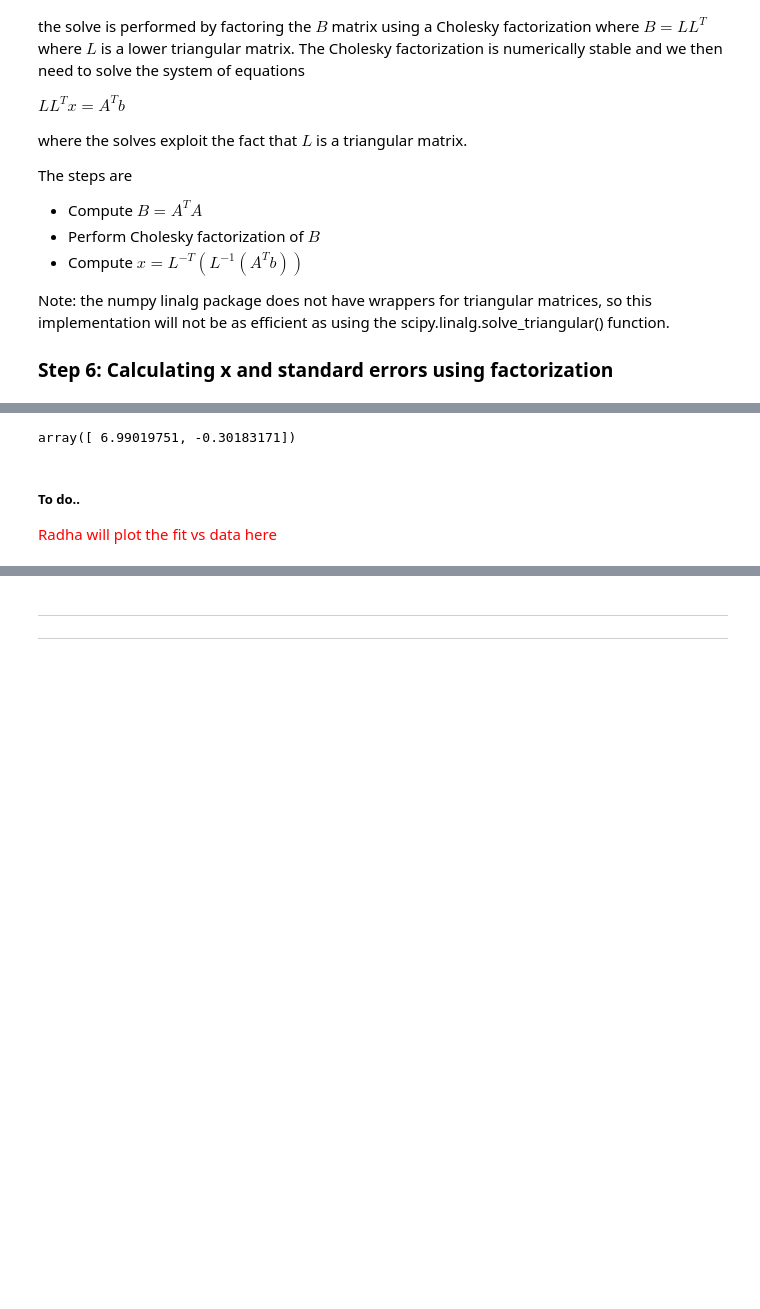
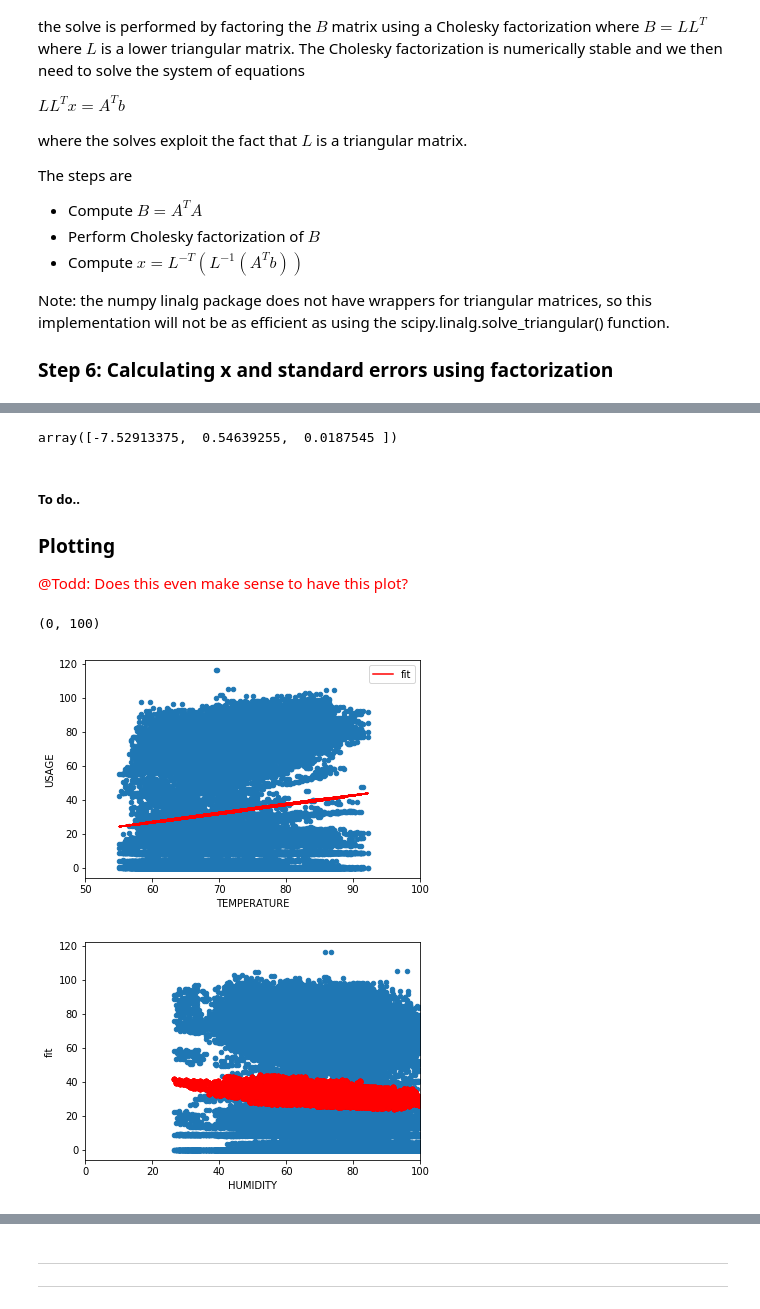
Before and after one commit to RadhaRamachandran/CaaL-data-analysis, a Jupyter notebook: CaaL-data-OLS.ipynb, the cells around one changed output, grey strips where cells are left out. Saved outputs shown, nothing was run; the diff lists cells and outputs as text; code cells hidden in the pictures; blank space fills up the shorter version.

```diff
--- a/CaaL-data-OLS.ipynb
+++ b/CaaL-data-OLS.ipynb
@@ -239,7 +235,7 @@ A1 = np.array(usage_temp['TEMPERATURE'])
 ## first column: temperature
 A2 = np.array(usage_temp['HUMIDITY'])
 ## second column: humidity
-A = np.column_stack((1,A1,A2))
+A = np.column_stack((np.ones(len(A1)),A1,A2))
 ## combine two columns to get A matrix
 
 A
@@ -356,12 +351,26 @@ array([[ 5513.38142522,     0.        ],
 # %%
-x = la.solve(Lprime, la.solve(L, Aprime.dot(b))[0])
-x[0]
+x = la.solve(Lprime, la.solve(L, Aprime.dot(b)))
+x
 # %% [output]
-array([ 6.99019751, -0.30183171])
+array([-7.52913375,  0.54639255,  0.0187545 ])
 # %% [markdown]
 ##### To do..
-
-<span style="color:red"> Radha will plot the fit vs data here </span>
+### Plotting
+<span style="color:red"> @Todd: Does this even make sense to have this plot? </span>
+# %%
+usage_temp['fit'] = np.ones(len(A1))*x[0]+np.array(usage_temp['TEMPERATURE'])*x[1]+np.array(usage_temp['HUMIDITY'])*x[2]
+# %%
+ax = usage_temp.plot(x='TEMPERATURE', y='USAGE',kind='scatter')
+usage_temp.plot(x='TEMPERATURE', y = 'fit', kind='line', ax=ax, color='red')
+ax.set_xlim([50,100])
+
+ax2 = usage_temp.plot(x='HUMIDITY', y='USAGE',kind='scatter')
+usage_temp.plot(x='HUMIDITY', y = 'fit', kind='scatter', ax=ax2, color='red')
+ax2.set_xlim([0,100])
+# %% [output]
+(0, 100)
+[figure, added]
+[figure, added]
 # %% [markdown]
 <a id= "compare"></a>
 # %% [markdown]
```
Also changed, not shown: parts of 21 cells of this notebook, 2 other files.
